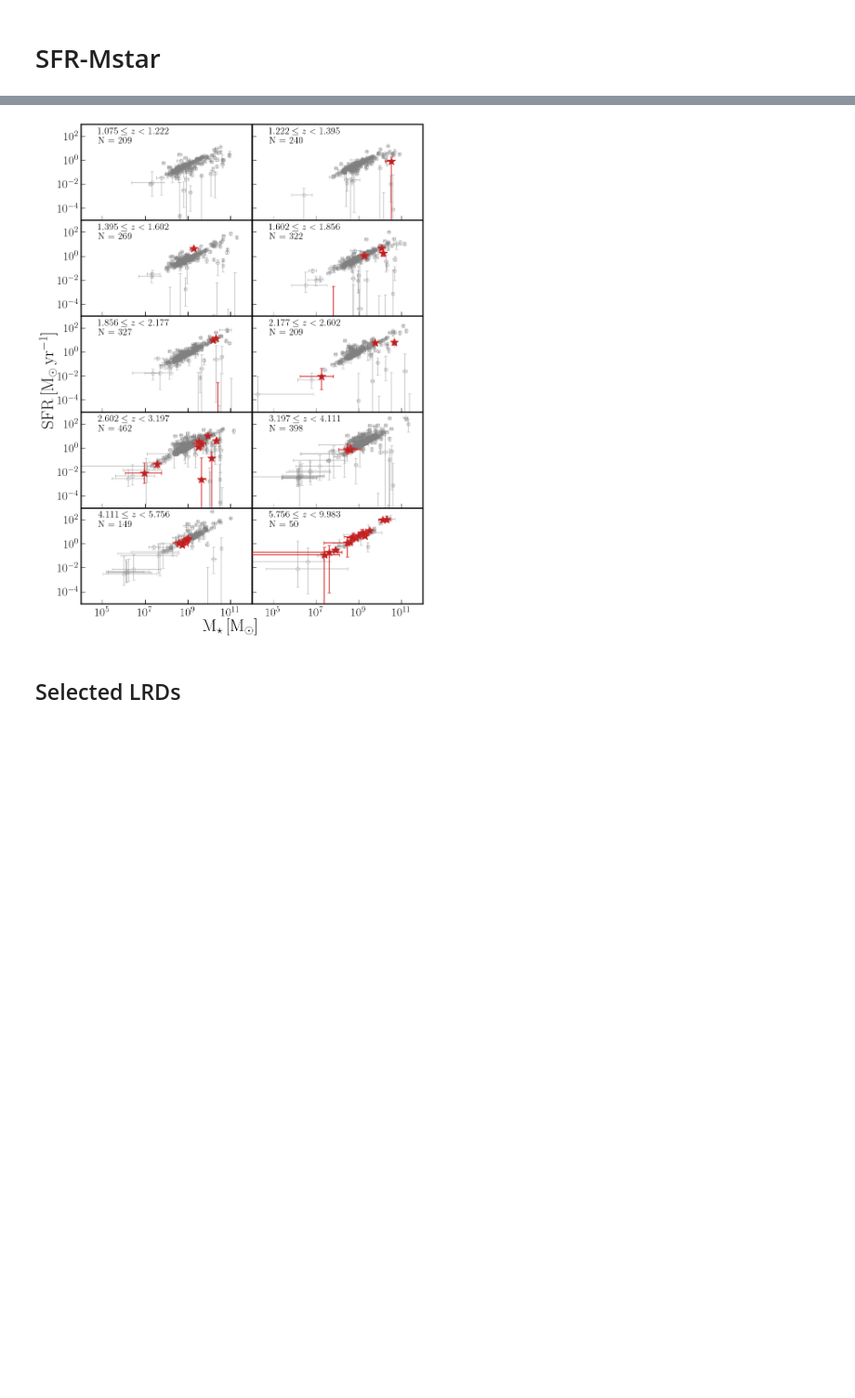
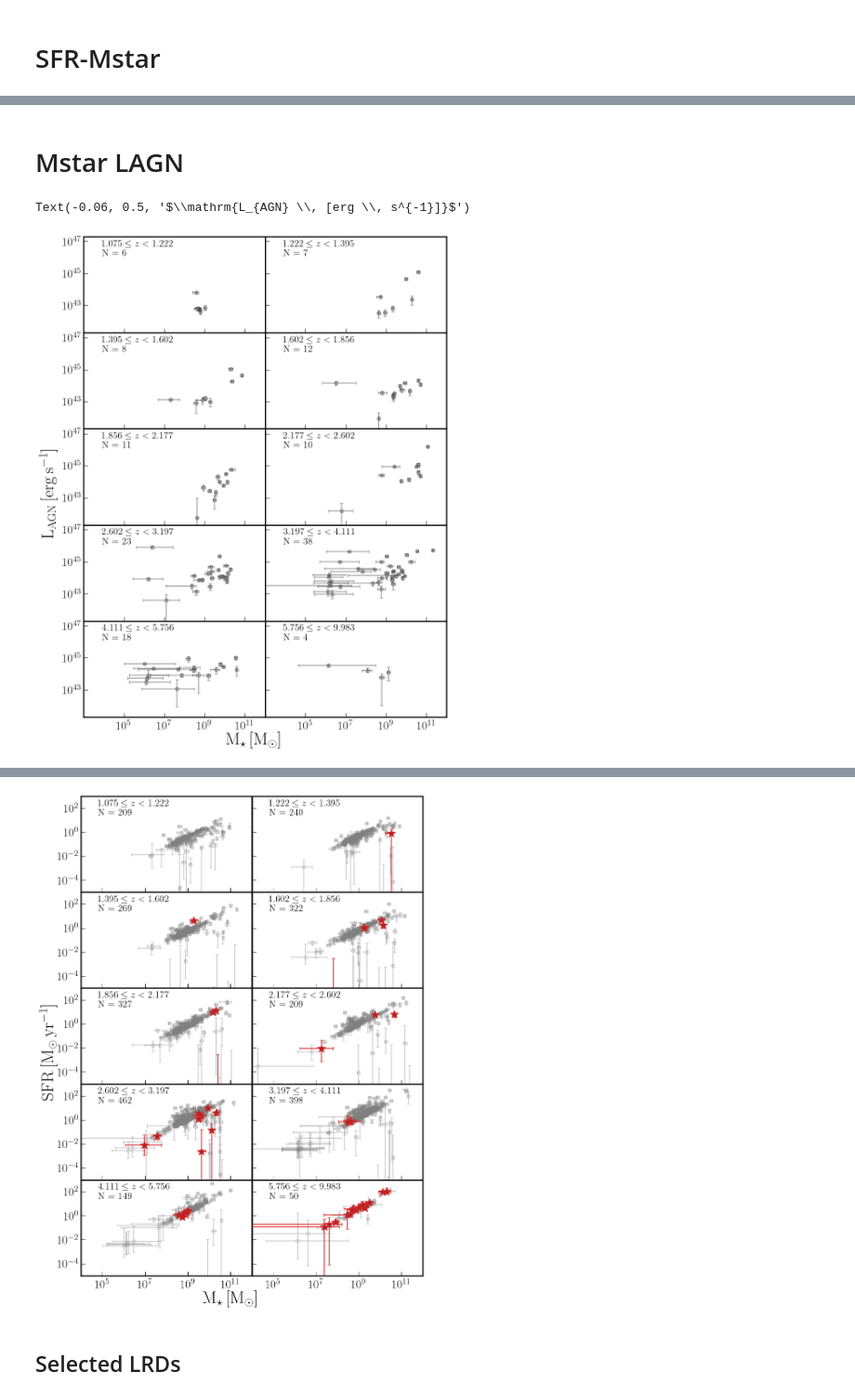
Before and after one commit to JordanDSilva/miri-manchester, a Jupyter notebook: scripts/make_some_plots.ipynb, the cells around one changed output, grey strips where cells are left out. Shown at 93% size. Saved outputs shown, nothing was run; the diff lists cells and outputs as text; code cells hidden in the pictures; blank space fills up the shorter version.

```diff
--- a/scripts/make_some_plots.ipynb
+++ b/scripts/make_some_plots.ipynb
@@ -292,0 +670,60 @@ fig.savefig(
+# %% [markdown]
+# Mstar LAGN
+# %%
+fig, ax = plt.subplots(5,2, figsize = (9,12), sharex=True, sharey=True, layout='constrained')
+fig.get_layout_engine().set(h_pad=0, w_pad=0.0, hspace=0, wspace=0)
+
+ax = ax.flatten()
+
+ztot_zidx = (prospect_robust["zQ50"] >= zbins[0]) & (prospect_robust["zQ50"] < zbins[-1])
+
+for i in range(len(zmids)):
+    zidx = (prospect_robust["zQ50"] >= zbins[i]) & (prospect_robust["zQ50"] < zbins[i+1])
+
+    ax[i].errorbar(
+        prospect_robust["StellarMassQ50"][zidx],
+        prospect_robust["AGNlumQ50"][zidx],
+        xerr = [prospect_robust["StellarMass_lo"][zidx], prospect_robust["StellarMass_hi"][zidx]],
+        yerr = [prospect_robust["AGNlum_lo"][zidx], prospect_robust["AGNlum_hi"][zidx]],
+        fmt = "o",
+        markerfacecolor = "grey",
+        markeredgecolor = "black",
+        ecolor = "black",
+        capsize = 3,
+        alpha = 0.4
+    )
+
+    ax[i].text(
+        0.1,
+        0.9,
+        rf"${zbins[i]:.3f} \leq z < {zbins[i+1]:.3f}$",
+        transform=ax[i].transAxes,
+        fontsize = 16
+    )
+    ax[i].text(
+        0.1,
+        0.8,
+        f"N = {sum(~np.isnan(prospect_robust["AGNlumQ50"][zidx]))}",
+        transform=ax[i].transAxes,
+        fontsize = 16
+    )
+
+    ax[i].set_xscale('log')
+    ax[i].set_yscale('log')
+
+    ax[i].set_xlim([1e3, 1e12])
+    ax[i].set_ylim([2e41, 2e47])
+
+    ax[i].set_xticks([1e5, 1e7, 1e9, 1e11])
+
+fig.supxlabel(r"$\mathrm{M_{\star} \, [M_{\odot}]}$")
+fig.supylabel(r"$\mathrm{L_{AGN} \, [erg \, s^{-1}]}$", x = -0.06)
+
+# fig.savefig(
+#     "/Users/jordan/Documents/Epochs/plots/sfr-mstar-z.pdf",
+#     dpi = 240,
+#     bbox_inches="tight"
+# )
+# %% [output]
+Text(-0.06, 0.5, '$\\mathrm{L_{AGN} \\, [erg \\, s^{-1}]}$')
+[figure, added]
```
Also changed, not shown: parts of 23 cells of this notebook, 14 other files.
